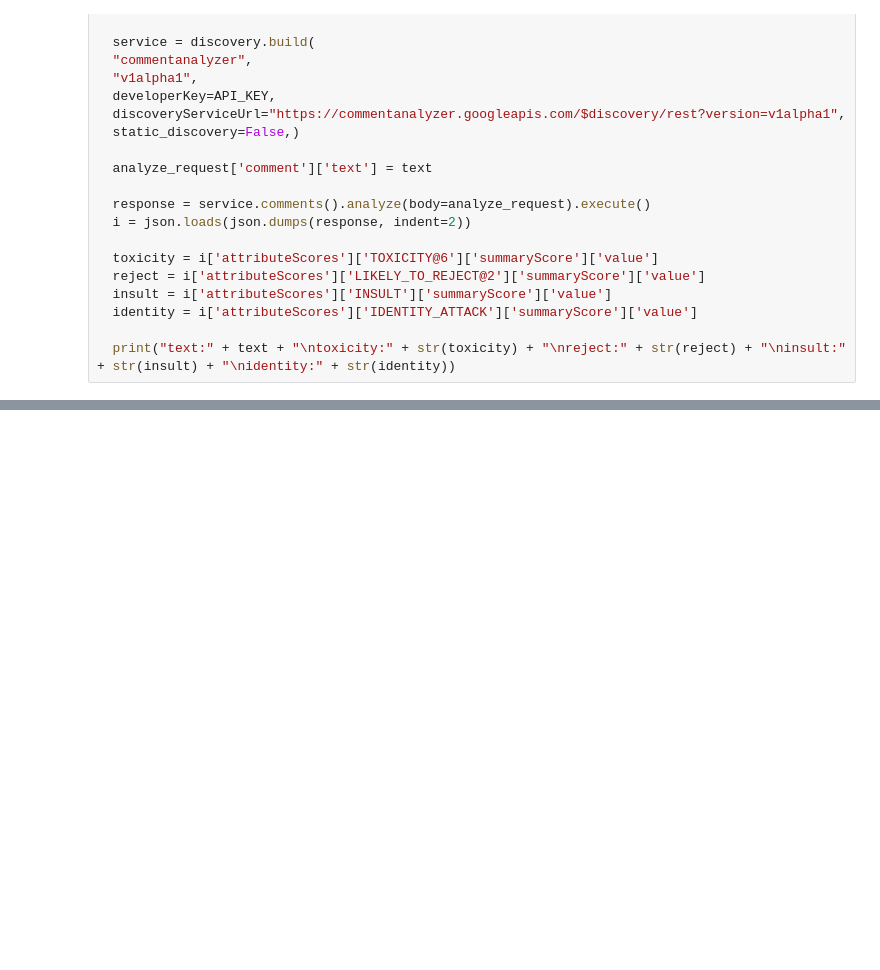
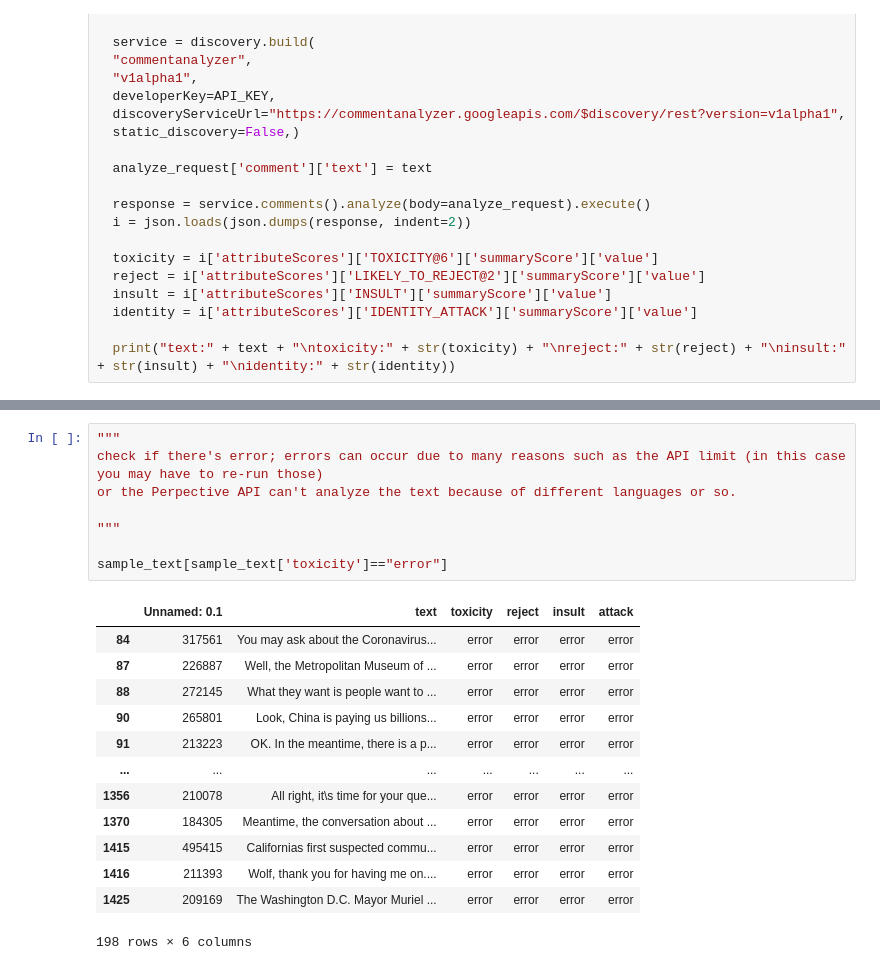
Before and after one commit to ykim71/google_toxicity, a Jupyter notebook: google_toxicity_update.ipynb, the cells around one changed output, grey strips where cells are left out. Drawn from its saved outputs; the diff is of its cells as text; blank space fills up the shorter version.

```diff
--- a/google_toxicity_update.ipynb
+++ b/google_toxicity_update.ipynb
@@ -209,0 +248,22 @@ sample_text[0:9]
+# %%
+"""
+check if there's error; errors can occur due to many reasons such as the API limit (in this case you may have to re-run those)
+or the Perpective API can't analyze the text because of different languages or so.
+
+"""
+
+sample_text[sample_text['toxicity']=="error"]
+# %% [output]
+|  | Unnamed: 0.1 | text | toxicity | reject | insult | attack |
+| 84 | 317561 | You may ask about the Coronavirus... | error | error | error | error |
+| 87 | 226887 | Well, the Metropolitan Museum of ... | error | error | error | error |
+| 88 | 272145 | What they want is people want to ... | error | error | error | error |
+| 90 | 265801 | Look, China is paying us billions... | error | error | error | error |
+| 91 | 213223 | OK. In the meantime, there is a p... | error | error | error | error |
+| ... | ... | ... | ... | ... | ... | ... |
+| 1356 | 210078 | All right, it\s time for your que... | error | error | error | error |
+| 1370 | 184305 | Meantime, the conversation about ... | error | error | error | error |
+| 1415 | 495415 | Californias first suspected commu... | error | error | error | error |
+| 1416 | 211393 | Wolf, thank you for having me on.... | error | error | error | error |
+| 1425 | 209169 | The Washington D.C. Mayor Muriel ... | error | error | error | error |
+198 rows × 6 columns
```
Also changed, not shown: parts of 14 cells of this notebook.
